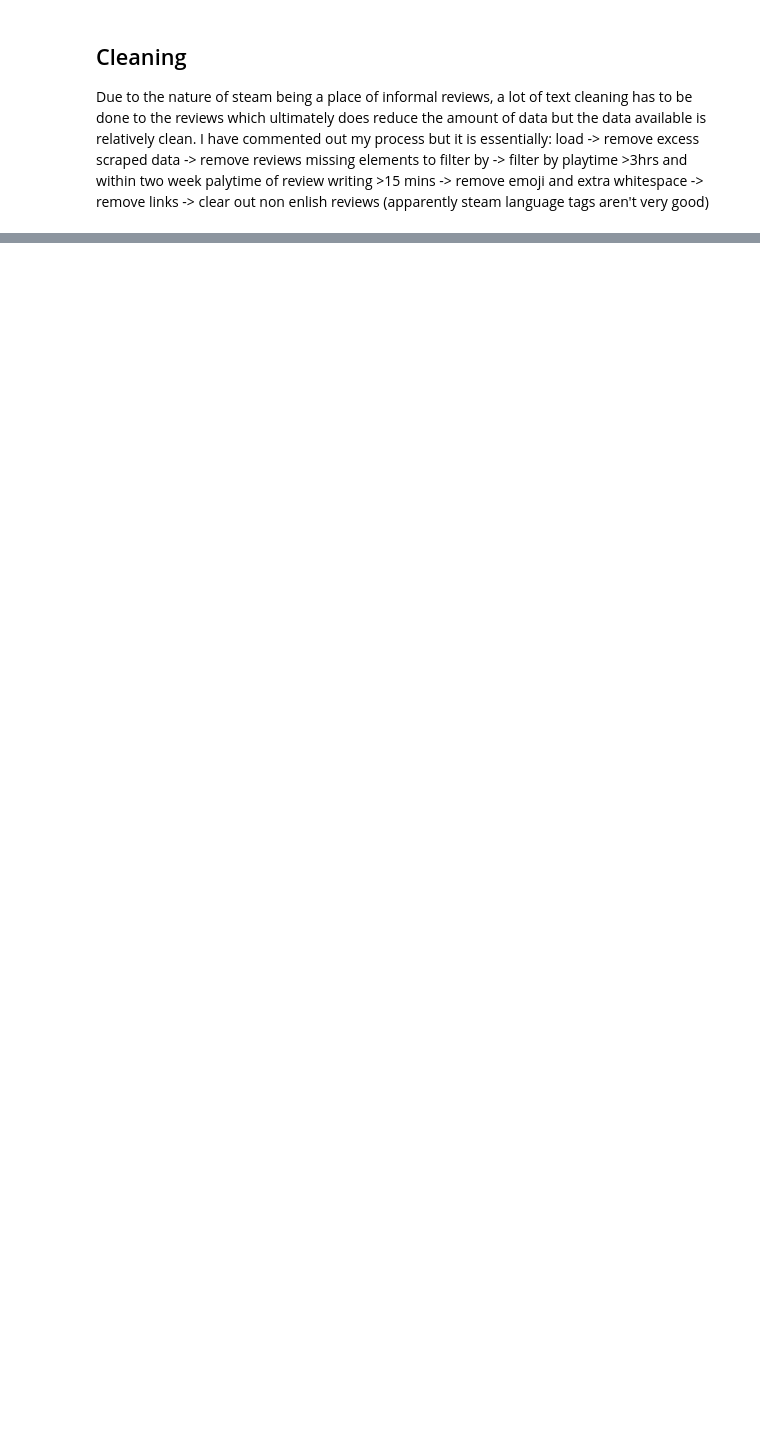
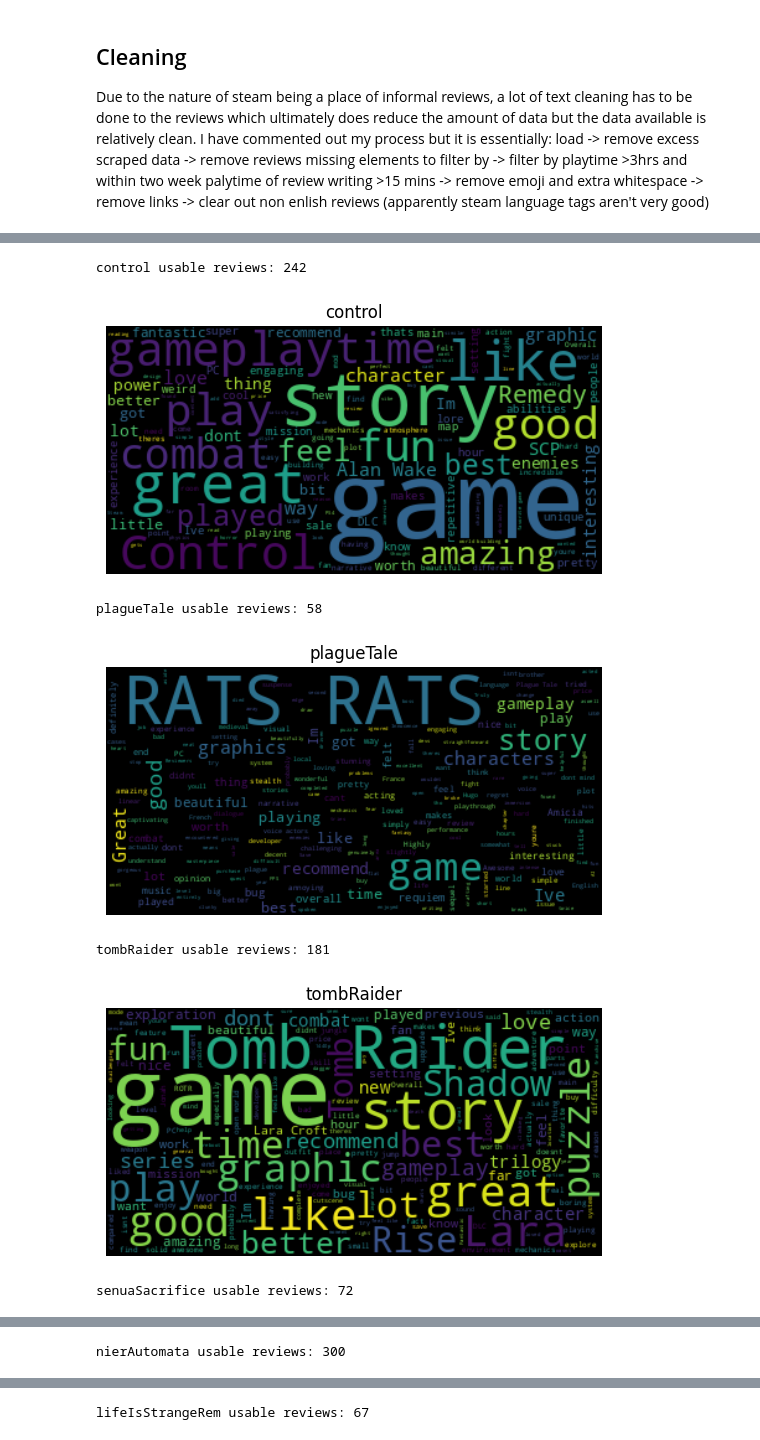
Before and after one commit to NathanielH-snek/SteamReviewTextAnalysis, a Jupyter notebook: pipeBridge.ipynb, the cells around one changed output, grey strips where cells are left out. Cells and saved outputs as stored; diff of their text form; code cells hidden in the pictures; blank space fills up the shorter version.

```diff
--- a/pipeBridge.ipynb
+++ b/pipeBridge.ipynb
@@ -261,3 +268,12 @@ lifeIsStrange2 = load("data/pkl/life_is_strange_2.pkl")['532210']
 uncharted = load("data/pkl/uncharted__legacy_of_thieves_collection.pkl")['1659420']
 sekiro = load("data/pkl/sekiro__shadows_die_twice_-_goty_edition.pkl")['814380']
 persona5 = load("data/pkl/persona_5_royal.pkl")['1687950']
+# %%
+femaleGamesNames = ['control', 'plagueTale', 'tombRaider', 'senuaSacrifice', 'nierAutomata', 'lifeIsStrangeRem']
+maleGamesNames = ['re4', 'alanWake', 'lifeIsStrange2', 'uncharted', 'sekiro', 'persona5']
+
+allGamesKeys = femaleGamesNames + maleGamesNames
+allGameObj = [control, plagueTale, tombRaider, senuaSacrifice, nierAutomata, lifeIsStrangeRem, re4, alanWake, lifeIsStrange2, uncharted, sekiro, persona5]
+allGamesClean = [cleanData(x) for x in allGameObj]
+
+allGamesClean = {key: value for key, value in zip(allGamesKeys, allGamesClean)}
@@ -263,0 +285,45 @@ persona5 = load("data/pkl/persona_5_royal.pkl")['1687950']
+# %%
+from spacy import load
+from spacy.tokens import Doc, DocBin
+from spacy.tokenizer import Tokenizer
+from spacy.lang.en import English, stop_words
+
+from wordcloud import WordCloud
+
+import matplotlib.pyplot as plt
+
+nlp = load("en_core_web_sm")
+# %%
+def flatten(xss):
+    return [x for xs in xss for x in xs]
+
+spacyStopWords = stop_words.STOP_WORDS
+
+for key,reviews in allGamesClean.items():
+    allText = ""
+    docBin = DocBin()
+    for review in reviews:
+        allText += f" {review[1]}"
+        doc = nlp(review[1])
+        doc.user_data = review[0]
+        docBin.add(doc)
+
+    #Interestingly persona5 has no usable reviews! This will probably warrant looking at the underlying data to verify
+    usableReviews = len(list(docBin.get_docs(nlp.vocab)))
+    print(f"{key} usable reviews: {usableReviews}")
+    if usableReviews > 0:
+        reviewContent = flatten(list(docBin.get_docs(nlp.vocab)))
+        wordcloud = WordCloud(stopwords=spacyStopWords).generate(allText)
+        plt.figure()
+        plt.imshow(wordcloud, interpolation="bilinear")
+        plt.axis("off")
+        plt.title(f"{key}")
+        plt.show()
+# %% [output]
+control usable reviews: 242
+[figure, added]
+plagueTale usable reviews: 58
+[figure, added]
+tombRaider usable reviews: 181
+[figure, added]
+senuaSacrifice usable reviews: 72
@@ -263,0 +331 @@ persona5 = load("data/pkl/persona_5_royal.pkl")['1687950']
+nierAutomata usable reviews: 300
@@ -263,0 +333 @@ persona5 = load("data/pkl/persona_5_royal.pkl")['1687950']
+lifeIsStrangeRem usable reviews: 67
```
Also changed, not shown: parts of 7 cells of this notebook, 2 other files.
